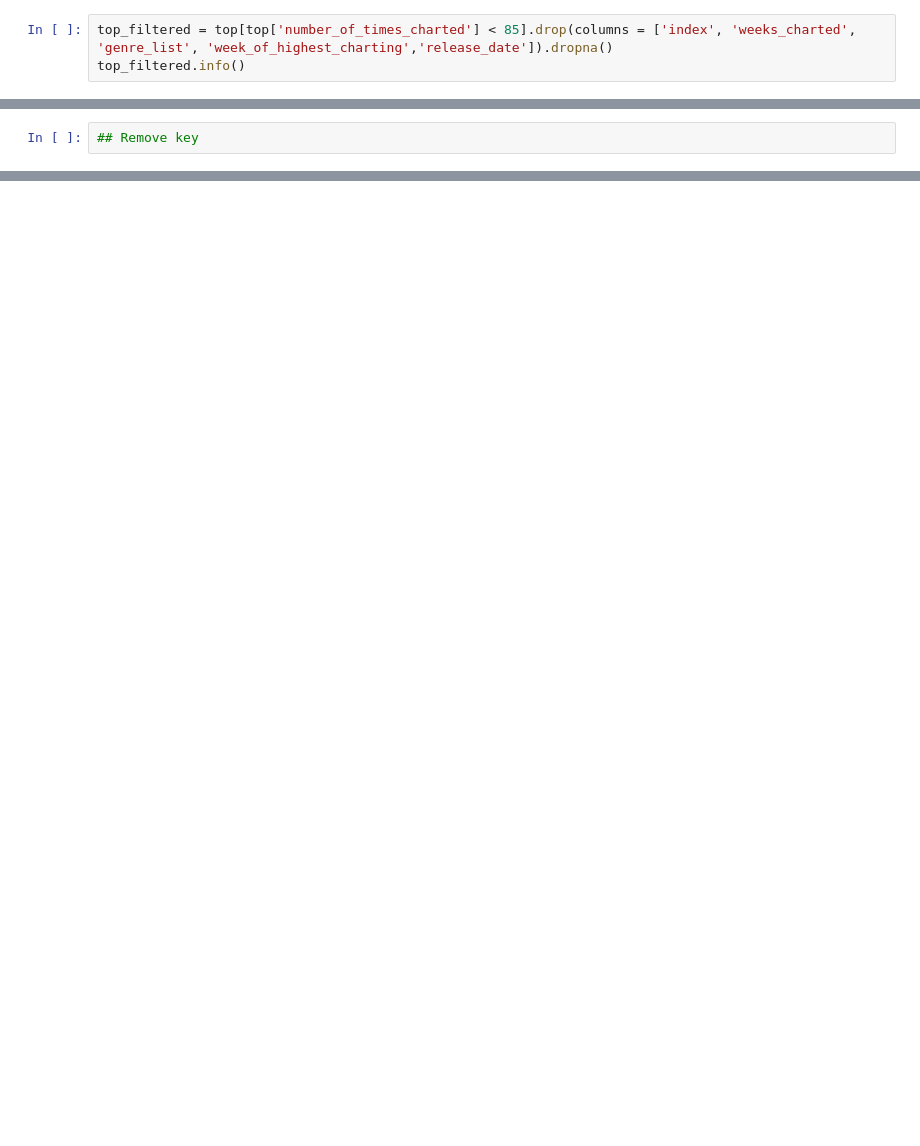
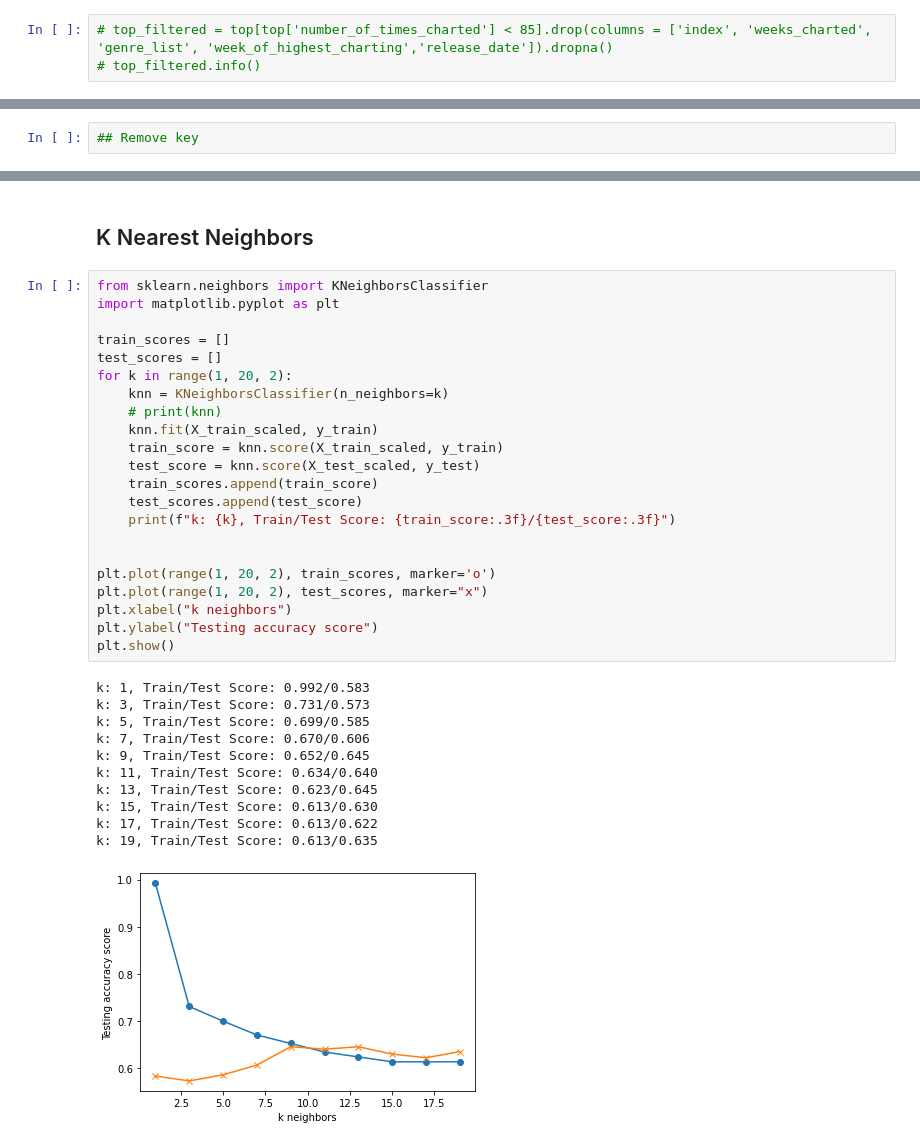
Before and after one commit to jass-jones/Project4_Final, a Jupyter notebook: Linear_model.ipynb, the cells around one changed output, grey strips where cells are left out. Saved outputs shown, nothing was run; the diff lists cells and outputs as text; blank space fills up the shorter version.

```diff
--- a/Linear_model.ipynb
+++ b/Linear_model.ipynb
@@ -60,3 +78,3 @@ top[top['number_of_times_charted'] > 85]
 # %%
-top_filtered = top[top['number_of_times_charted'] < 85].drop(columns = ['index', 'weeks_charted', 'genre_list', 'week_of_highest_charting','release_date']).dropna()
-top_filtered.info()
+# top_filtered = top[top['number_of_times_charted'] < 85].drop(columns = ['index', 'weeks_charted', 'genre_list', 'week_of_highest_charting','release_date']).dropna()
+# top_filtered.info()
@@ -295,0 +279,36 @@ vif_data.round(1)
+# %% [markdown]
+## K Nearest Neighbors
+# %%
+from sklearn.neighbors import KNeighborsClassifier
+import matplotlib.pyplot as plt
+
+train_scores = []
+test_scores = []
+for k in range(1, 20, 2):
+    knn = KNeighborsClassifier(n_neighbors=k)
+    # print(knn)
+    knn.fit(X_train_scaled, y_train)
+    train_score = knn.score(X_train_scaled, y_train)
+    test_score = knn.score(X_test_scaled, y_test)
+    train_scores.append(train_score)
+    test_scores.append(test_score)
+    print(f"k: {k}, Train/Test Score: {train_score:.3f}/{test_score:.3f}")
+
+
+plt.plot(range(1, 20, 2), train_scores, marker='o')
+plt.plot(range(1, 20, 2), test_scores, marker="x")
+plt.xlabel("k neighbors")
+plt.ylabel("Testing accuracy score")
+plt.show()
+# %% [output]
+k: 1, Train/Test Score: 0.992/0.583
+k: 3, Train/Test Score: 0.731/0.573
+k: 5, Train/Test Score: 0.699/0.585
+k: 7, Train/Test Score: 0.670/0.606
+k: 9, Train/Test Score: 0.652/0.645
+k: 11, Train/Test Score: 0.634/0.640
+k: 13, Train/Test Score: 0.623/0.645
+k: 15, Train/Test Score: 0.613/0.630
+k: 17, Train/Test Score: 0.613/0.622
+k: 19, Train/Test Score: 0.613/0.635
+[figure, added]
```
Also changed, not shown: parts of 30 cells of this notebook, 5 other files.
